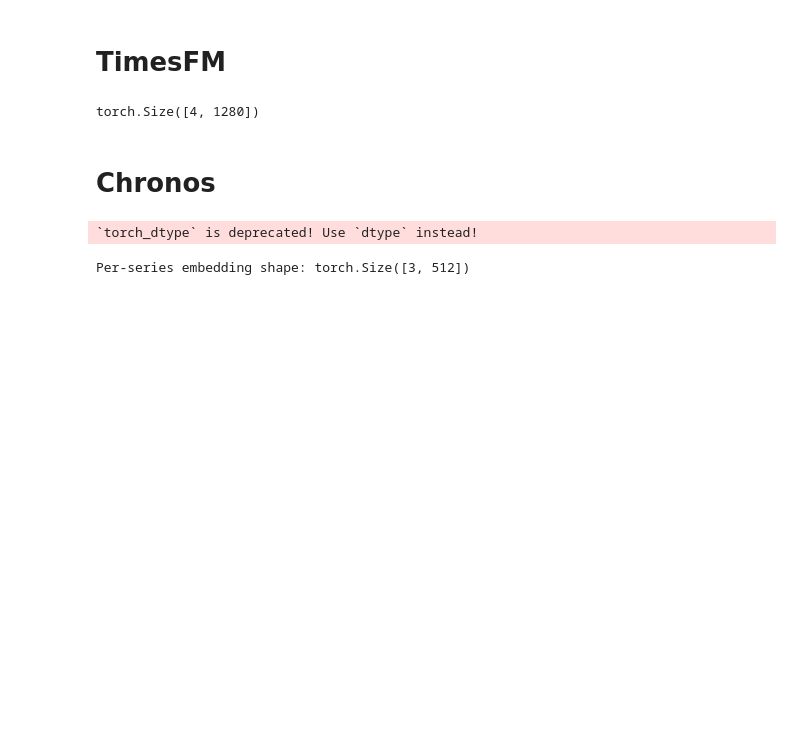
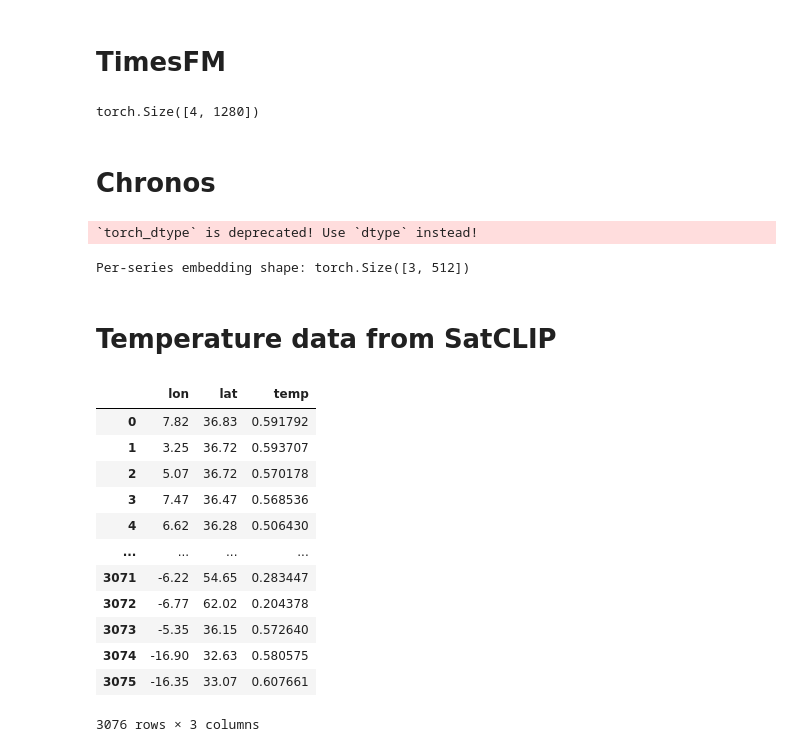
Before and after one commit to davidguzmanr/COMP-685-Fall-2025, a Jupyter notebook: notebooks/import_tests.ipynb, the cells around one changed output. Saved outputs shown, nothing was run; the diff lists cells and outputs as text; code cells hidden in the pictures; blank space fills up the shorter version.

```diff
--- a/notebooks/import_tests.ipynb
+++ b/notebooks/import_tests.ipynb
@@ -195,3 +185,43 @@ print("Per-series embedding shape:", embeddings.shape)   # e.g., torch.Size([3,
 # %% [output]
 `torch_dtype` is deprecated! Use `dtype` instead!
 Per-series embedding shape: torch.Size([3, 512])
+# %% [markdown]
+# Temperature data from SatCLIP
+# %%
+from urllib import request
+import numpy as np
+import pandas as pd
+import io
+import torch
+
+
+def get_air_temp_data(pred="temp",norm_y=True,norm_x=True):
+  '''
+  Download and process the Global Air Temperature dataset (more info: https://www.nature.com/articles/sdata2018246)
+
+  Parameters:
+  pred = numeric; outcome variable to be returned; choose from ["temp", "prec"]
+  norm_y = logical; should outcome be normalized
+  norm_min_val = integer; choice of [0,1], setting whether normalization in range[0,1] or [-1,1]
+
+  Return:
+  coords = spatial coordinates (lon/lat)
+  x = features at location
+  y = outcome variable
+  '''
+  url = 'https://springernature.figshare.com/ndownloader/files/12609182'
+  url_open = request.urlopen(url)
+  inc = np.array(pd.read_csv(io.StringIO(url_open.read().decode('utf-8'))))
+  coords = inc[:,:2]
+  if pred=="temp":
+    y = inc[:,4].reshape(-1)
+    x = inc[:,5]
+  else:
+    y = inc[:,5].reshape(-1)
+    x = inc[:,4]
+  if norm_y==True:
+    y = y / y.max()
+  if norm_x==True:
+    x = x / x.max()
+
+  return torch.tensor(coords), torch.tensor(x), torch.tensor(y)
@@ -197,0 +233,16 @@ Per-series embedding shape: torch.Size([3, 512])
+# %%
+df_temp
+# %% [output]
+|  | lon | lat | temp |
+| 0 | 7.82 | 36.83 | 0.591792 |
+| 1 | 3.25 | 36.72 | 0.593707 |
+| 2 | 5.07 | 36.72 | 0.570178 |
+| 3 | 7.47 | 36.47 | 0.568536 |
+| 4 | 6.62 | 36.28 | 0.506430 |
+| ... | ... | ... | ... |
+| 3071 | -6.22 | 54.65 | 0.283447 |
+| 3072 | -6.77 | 62.02 | 0.204378 |
+| 3073 | -5.35 | 36.15 | 0.572640 |
+| 3074 | -16.90 | 32.63 | 0.580575 |
+| 3075 | -16.35 | 33.07 | 0.607661 |
+3076 rows × 3 columns
```
Also changed, not shown: parts of 6 cells of this notebook.
